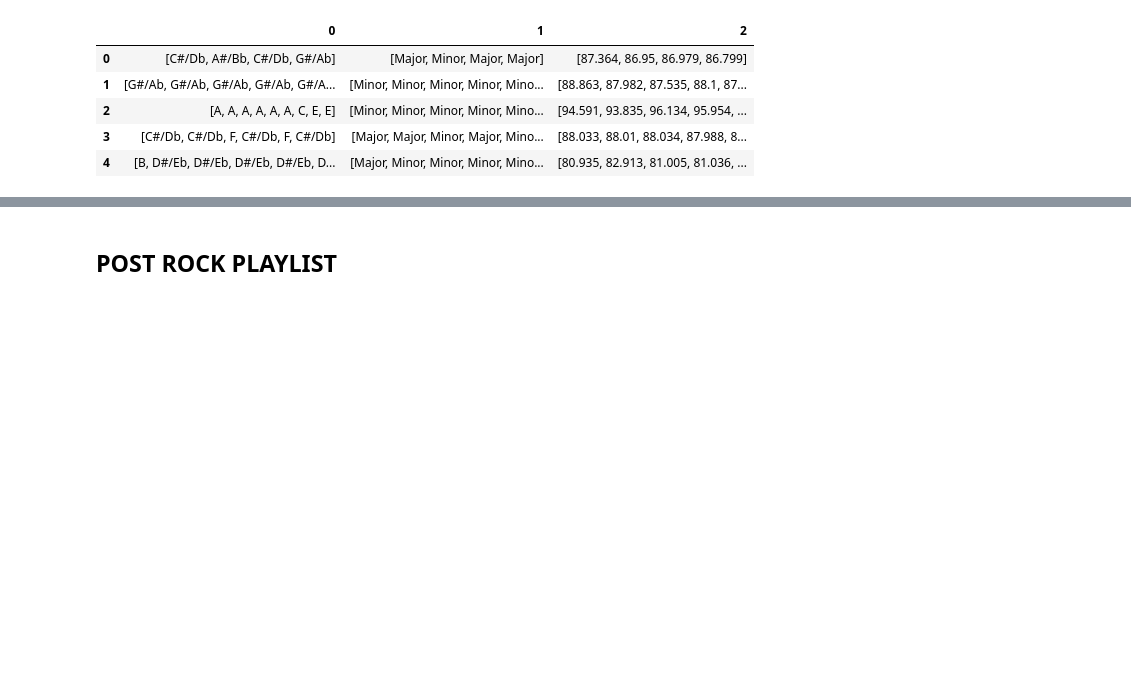
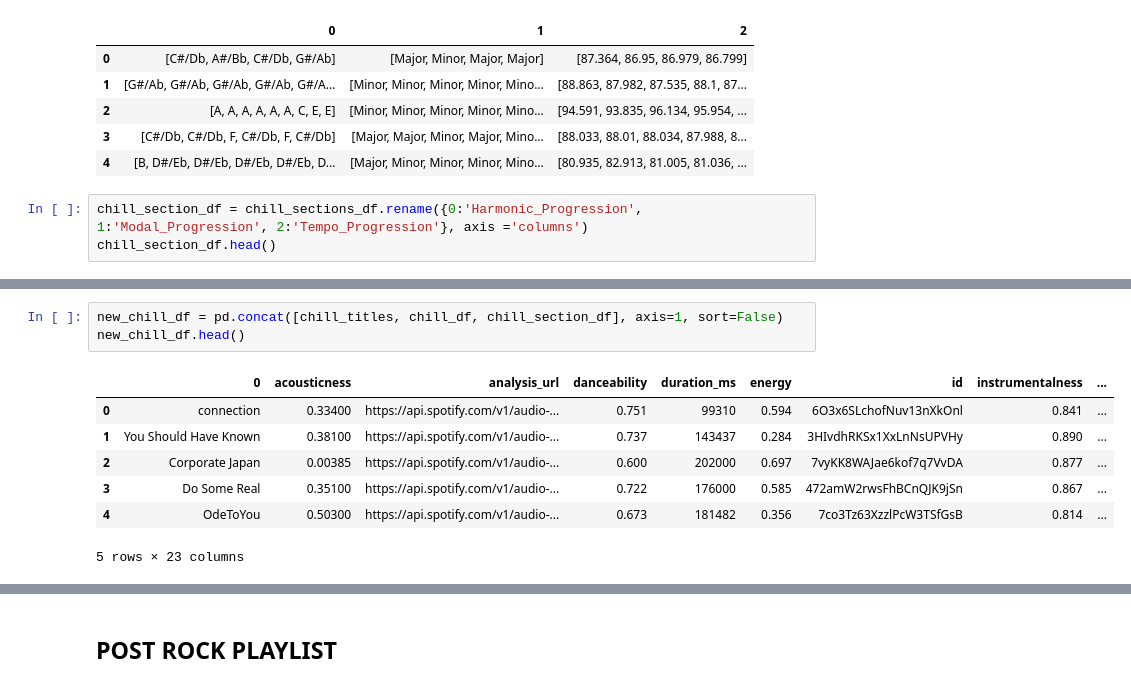
Before and after one commit to FinchMF/Classification_Models, a Jupyter notebook: spotify_api_calls.ipynb, the cells around one changed output, grey strips where cells are left out. Saved outputs shown, nothing was run; the diff lists cells and outputs as text; blank space fills up the shorter version.

```diff
--- a/spotify_api_calls.ipynb
+++ b/spotify_api_calls.ipynb
@@ -926,3 +926,6 @@ chill_sections_df.head()
 | 2 | [A, A, A, A, A, A, C, E, E] | [Minor, Minor, Minor, Minor, Mino... | [94.591, 93.835, 96.134, 95.954, ... |
 | 3 | [C#/Db, C#/Db, F, C#/Db, F, C#/Db] | [Major, Major, Minor, Major, Mino... | [88.033, 88.01, 88.034, 87.988, 8... |
 | 4 | [B, D#/Eb, D#/Eb, D#/Eb, D#/Eb, D... | [Major, Minor, Minor, Minor, Mino... | [80.935, 82.913, 81.005, 81.036, ... |
+# %%
+chill_section_df = chill_sections_df.rename({0:'Harmonic_Progression', 1:'Modal_Progression', 2:'Tempo_Progression'}, axis ='columns')
+chill_section_df.head()
@@ -928,0 +939,11 @@ chill_sections_df.head()
+# %%
+new_chill_df = pd.concat([chill_titles, chill_df, chill_section_df], axis=1, sort=False)
+new_chill_df.head()
+# %% [output]
+|  | 0 | acousticness | analysis_url | danceability | duration_ms | energy | id | instrumentalness | ... |
+| 0 | connection | 0.33400 | https://api.spotify.com/v1/audio-... | 0.751 | 99310 | 0.594 | 6O3x6SLchofNuv13nXkOnl | 0.841 | ... |
+| 1 | You Should Have Known | 0.38100 | https://api.spotify.com/v1/audio-... | 0.737 | 143437 | 0.284 | 3HIvdhRKSx1XxLnNsUPVHy | 0.890 | ... |
+| 2 | Corporate Japan | 0.00385 | https://api.spotify.com/v1/audio-... | 0.600 | 202000 | 0.697 | 7vyKK8WAJae6kof7q7VvDA | 0.877 | ... |
+| 3 | Do Some Real | 0.35100 | https://api.spotify.com/v1/audio-... | 0.722 | 176000 | 0.585 | 472amW2rwsFhBCnQJK9jSn | 0.867 | ... |
+| 4 | OdeToYou | 0.50300 | https://api.spotify.com/v1/audio-... | 0.673 | 181482 | 0.356 | 7co3Tz63XzzlPcW3TSfGsB | 0.814 | ... |
+5 rows × 23 columns
```
Also changed, not shown: parts of 19 cells of this notebook.
